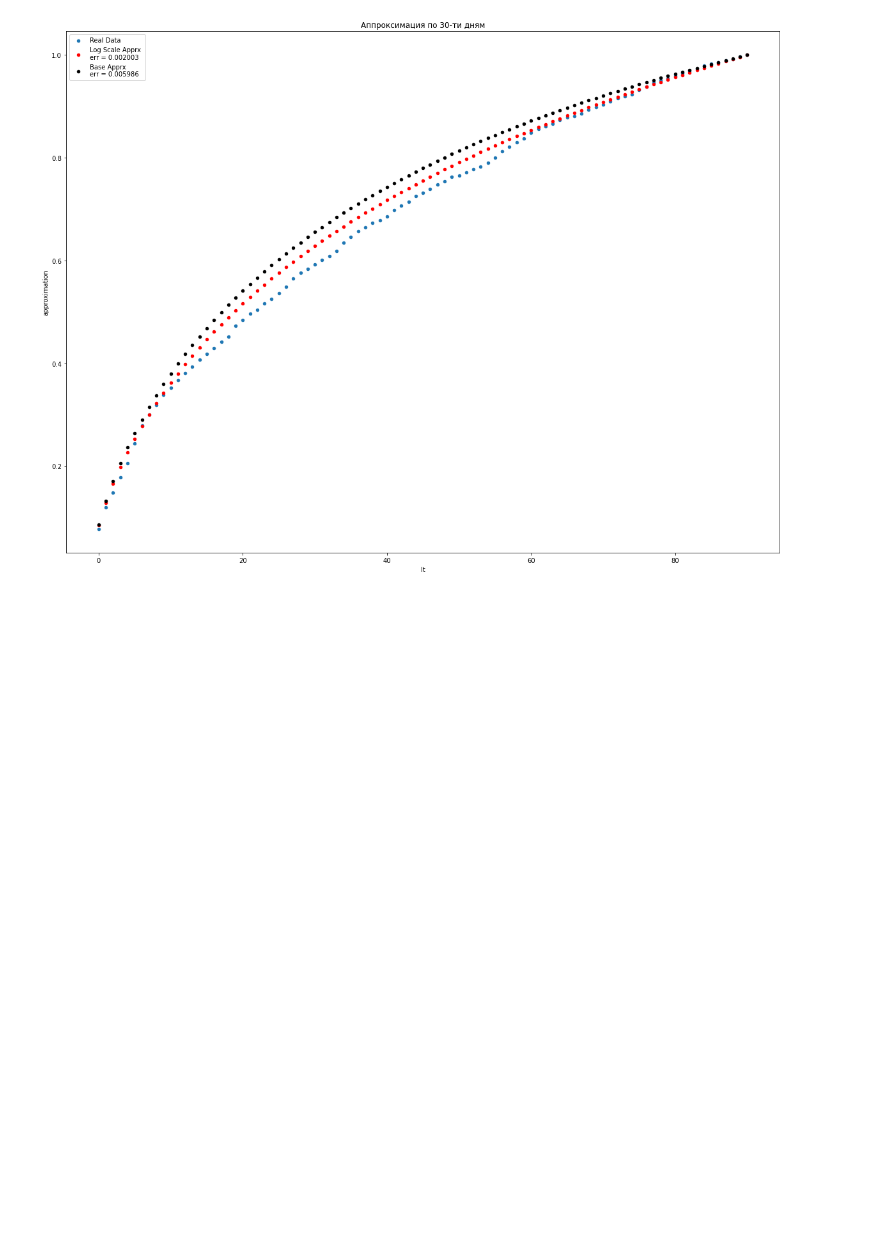
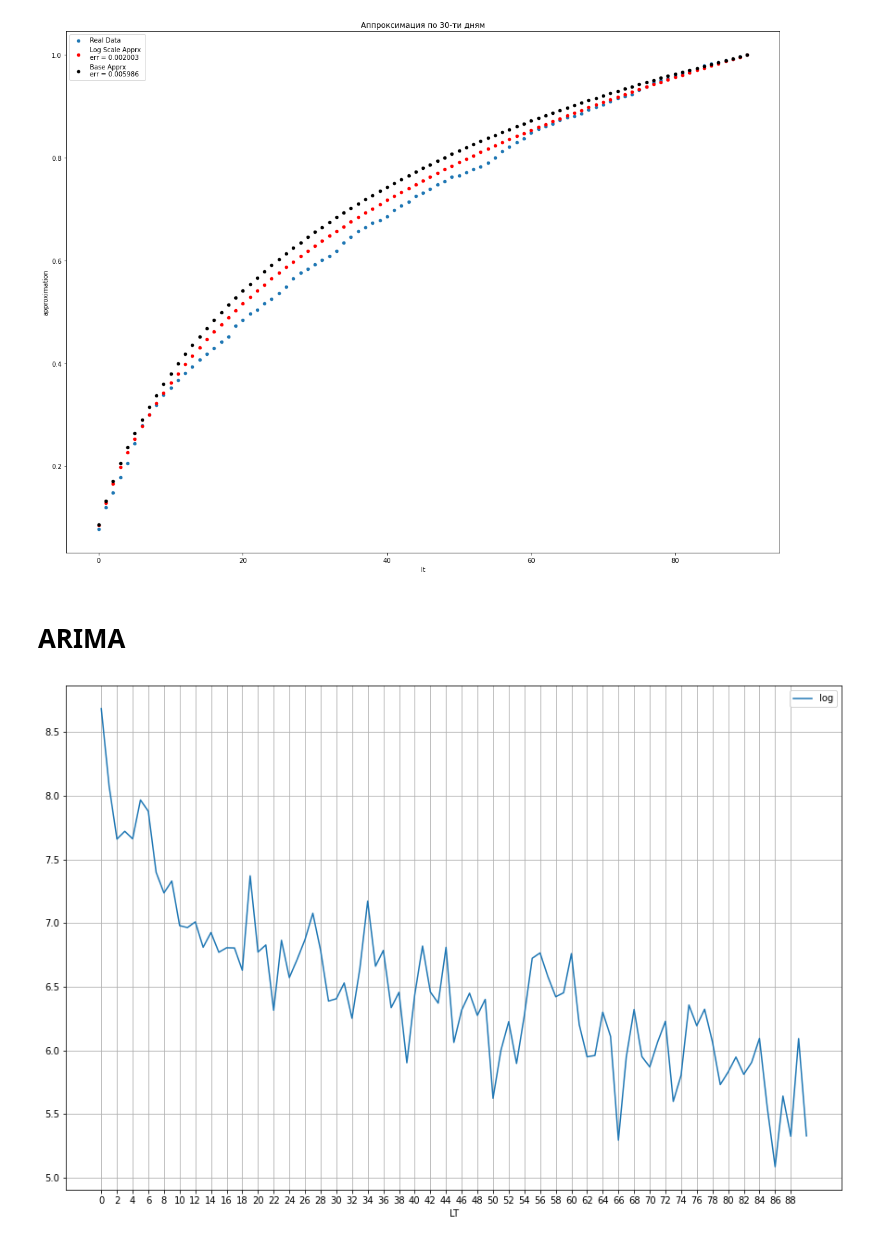
Before and after one commit to JacKira/StatisticDataAnalyze, a Jupyter notebook: Data/Visualization.ipynb, the cells around one changed output. Cells and saved outputs as stored; diff of their text form; code cells hidden in the pictures; blank space fills up the shorter version.

```diff
--- a/Data/Visualization.ipynb
+++ b/Data/Visualization.ipynb
@@ -416,3 +428,14 @@ plt.title('Аппроксимация по 30-ти дням')
 Квадратичная ошибка аппроксимаци 30-ти дней базового решения 0.005986
 Text(0.5, 1.0, 'Аппроксимация по 30-ти дням')
 [figure]
+# %% [markdown]
+# ARIMA
+# %%
+fig, ax = plt.subplots(figsize = (15, 10))
+ax.grid('both')
+to_approx.plot(x = 'LT', y = 'log', ax = ax)
+ax.set_xticks(np.arange(0, 90, 2))
+ax.grid('both')
+plt.show()
+# %% [output]
+[figure, added]
```
Also changed, not shown: parts of 9 cells of this notebook.
